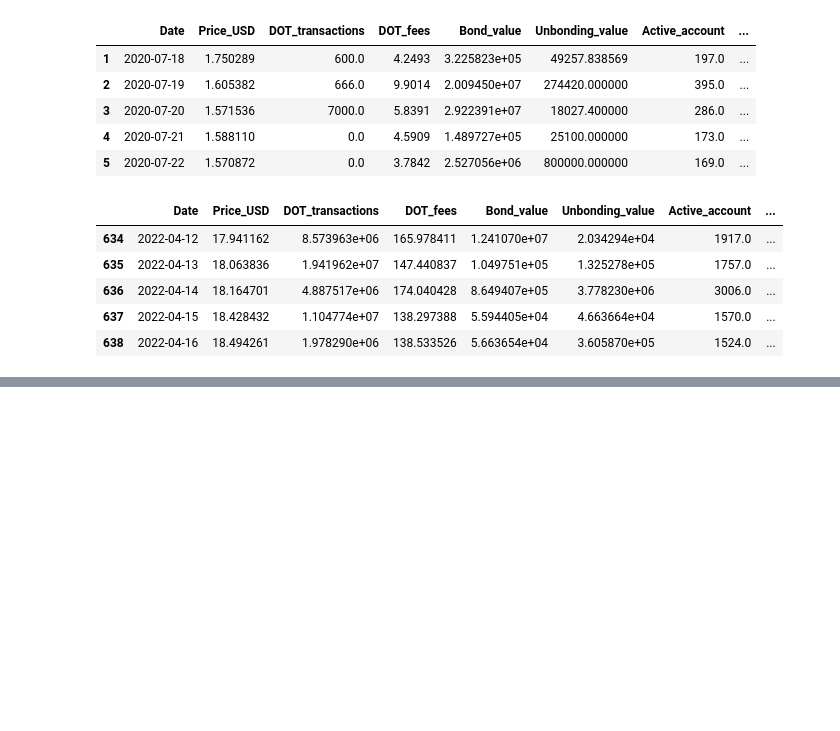
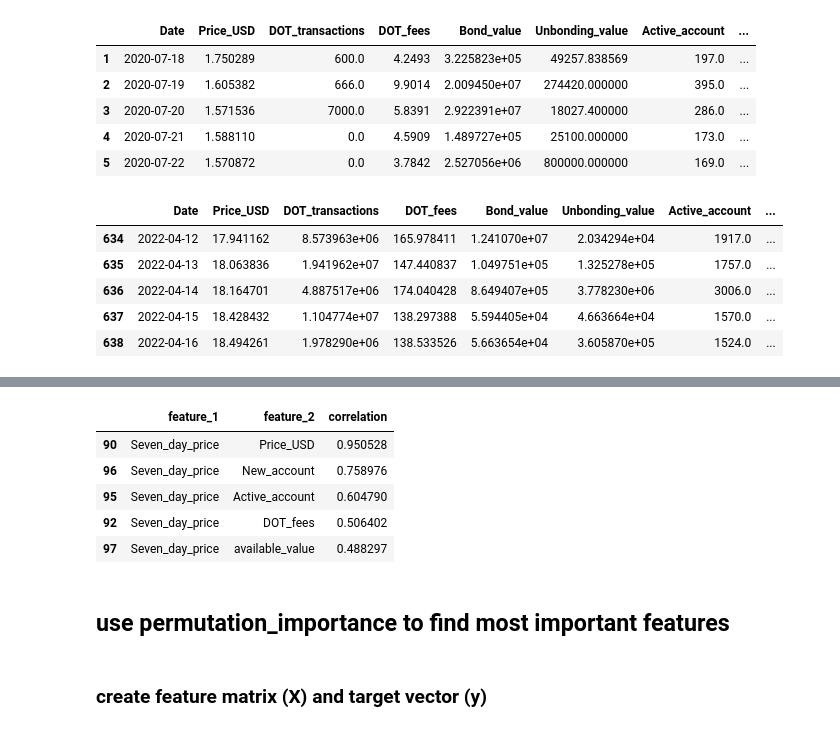
Before and after one commit to inherentspice/Polkadot-Price-Prediction, a Jupyter notebook: polkadot_sklearn/polkadot_price_prediction.ipynb, the cells around one changed output, grey strips where cells are left out. Saved outputs shown, nothing was run; the diff lists cells and outputs as text; code cells hidden in the pictures; blank space fills up the shorter version.

```diff
--- a/polkadot_sklearn/polkadot_price_prediction.ipynb
+++ b/polkadot_sklearn/polkadot_price_prediction.ipynb
@@ -83,0 +103,13 @@ sns.heatmap(df_merged.corr(), annot=True, cmap='BuPu', linewidth=1, linecolor='w
+# %%
+feature_correlation.head()
+# %% [output]
+|  | feature_1 | feature_2 | correlation |
+| 90 | Seven_day_price | Price_USD | 0.950528 |
+| 96 | Seven_day_price | New_account | 0.758976 |
+| 95 | Seven_day_price | Active_account | 0.604790 |
+| 92 | Seven_day_price | DOT_fees | 0.506402 |
+| 97 | Seven_day_price | available_value | 0.488297 |
+# %% [markdown]
+## use permutation_importance to find most important features
+# %% [markdown]
+### create feature matrix (X) and target vector (y)
```
Also changed, not shown: parts of 11 cells of this notebook.
